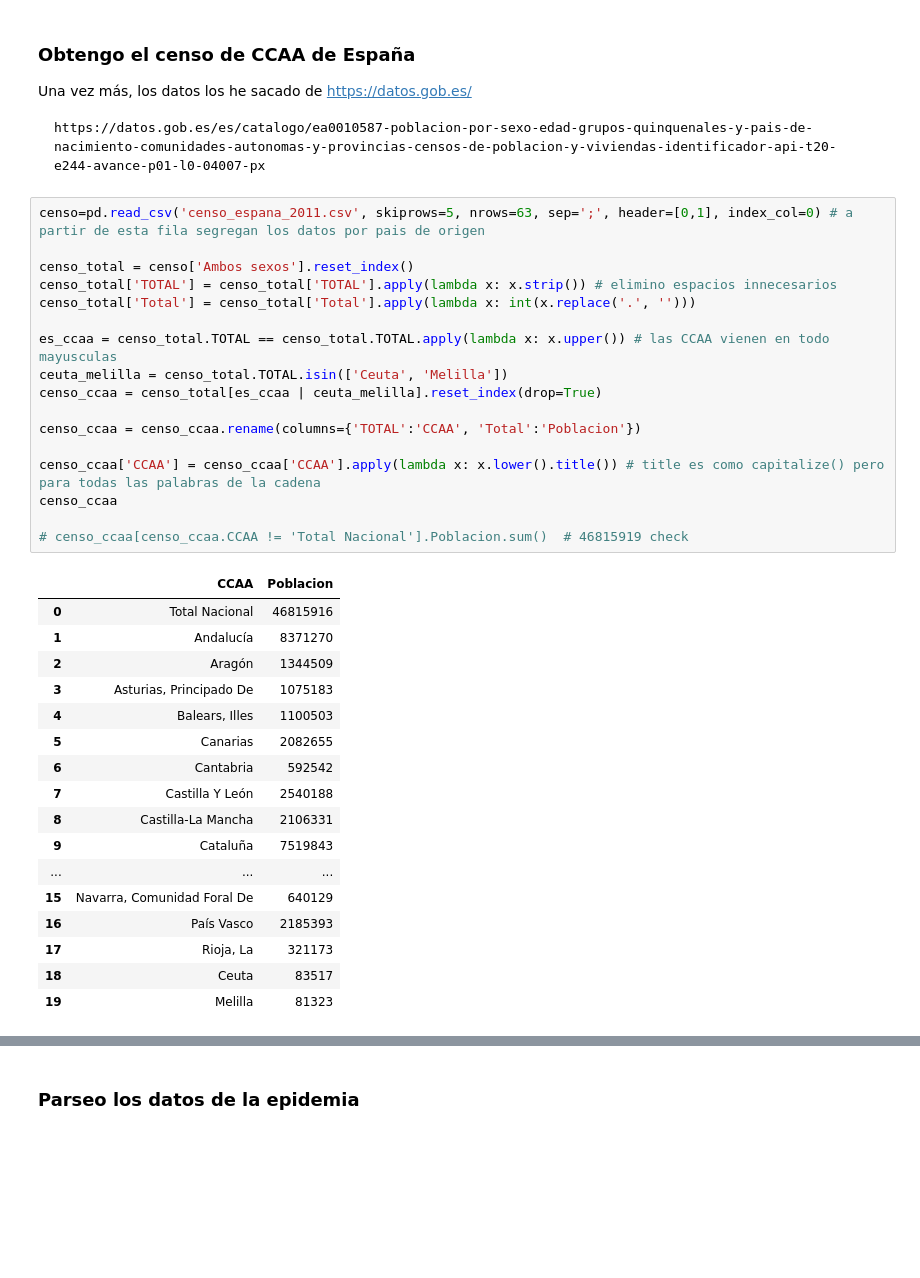
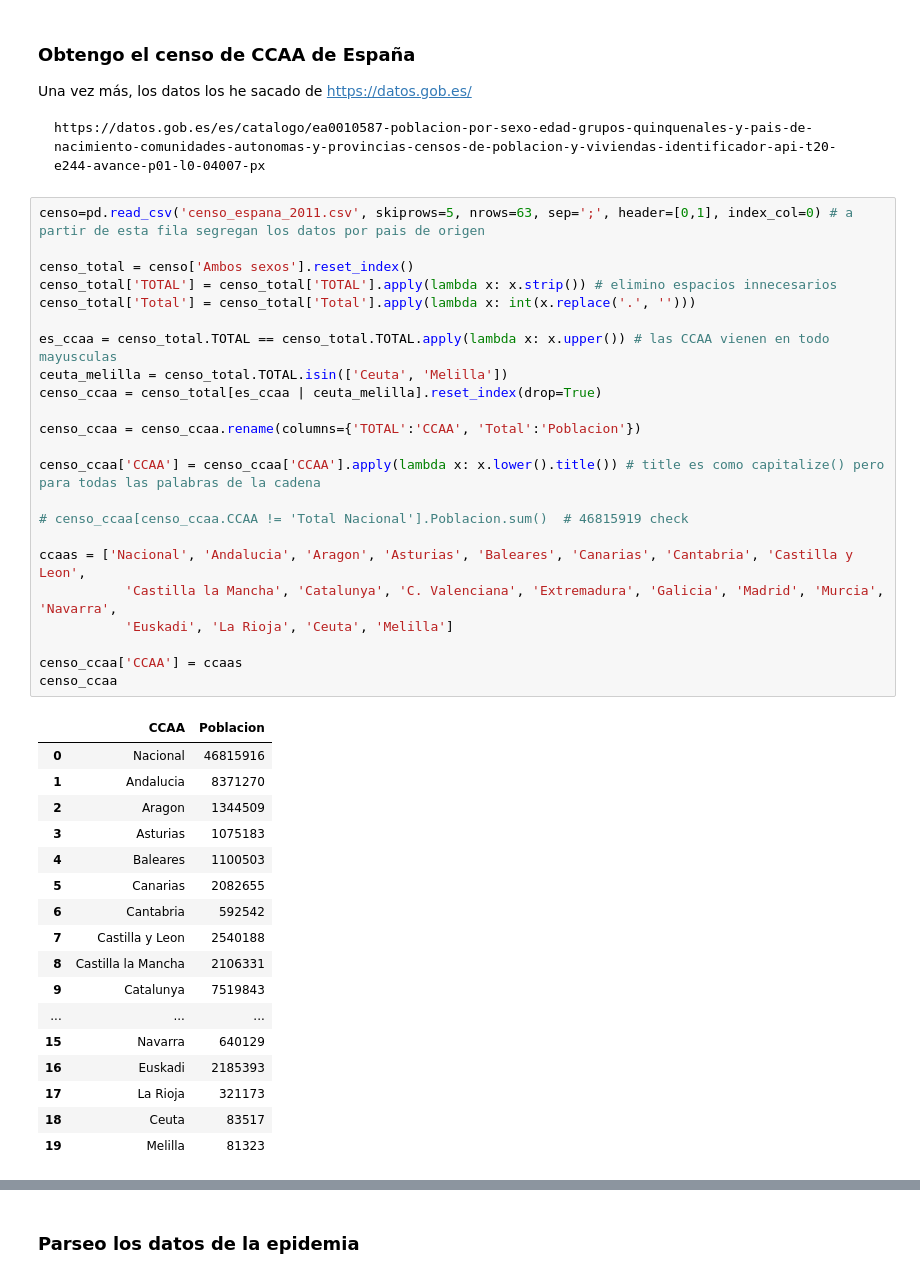
Before and after one commit to manu-jimenez/covid19-manu, a Jupyter notebook: covid19-manu.ipynb, the cells around one changed output, grey strips where cells are left out. Cells and saved outputs as stored; diff of their text form; blank space fills up the shorter version.

```diff
--- a/covid19-manu.ipynb
+++ b/covid19-manu.ipynb
@@ -40,35 +40,41 @@ https://datos.gob.es/es/catalogo/ea0010587-poblacion-por-sexo-edad-grupos-quinqu
 # %%
 censo=pd.read_csv('censo_espana_2011.csv', skiprows=5, nrows=63, sep=';', header=[0,1], index_col=0) # a partir de esta fila segregan los datos por pais de origen
 
 censo_total = censo['Ambos sexos'].reset_index()
 censo_total['TOTAL'] = censo_total['TOTAL'].apply(lambda x: x.strip()) # elimino espacios innecesarios
 censo_total['Total'] = censo_total['Total'].apply(lambda x: int(x.replace('.', '')))
 
 es_ccaa = censo_total.TOTAL == censo_total.TOTAL.apply(lambda x: x.upper()) # las CCAA vienen en todo mayusculas
 ceuta_melilla = censo_total.TOTAL.isin(['Ceuta', 'Melilla'])
 censo_ccaa = censo_total[es_ccaa | ceuta_melilla].reset_index(drop=True)
 
 censo_ccaa = censo_ccaa.rename(columns={'TOTAL':'CCAA', 'Total':'Poblacion'})
 
 censo_ccaa['CCAA'] = censo_ccaa['CCAA'].apply(lambda x: x.lower().title()) # title es como capitalize() pero para todas las palabras de la cadena
-censo_ccaa
 
 # censo_ccaa[censo_ccaa.CCAA != 'Total Nacional'].Poblacion.sum()  # 46815919 check
+
+ccaas = ['Nacional', 'Andalucia', 'Aragon', 'Asturias', 'Baleares', 'Canarias', 'Cantabria', 'Castilla y Leon',
+           'Castilla la Mancha', 'Catalunya', 'C. Valenciana', 'Extremadura', 'Galicia', 'Madrid', 'Murcia', 'Navarra',
+           'Euskadi', 'La Rioja', 'Ceuta', 'Melilla']
+
+censo_ccaa['CCAA'] = ccaas
+censo_ccaa
 # %% [output]
 |  | CCAA | Poblacion |
-| 0 | Total Nacional | 46815916 |
-| 1 | Andalucía | 8371270 |
-| 2 | Aragón | 1344509 |
-| 3 | Asturias, Principado De | 1075183 |
-| 4 | Balears, Illes | 1100503 |
+| 0 | Nacional | 46815916 |
+| 1 | Andalucia | 8371270 |
+| 2 | Aragon | 1344509 |
+| 3 | Asturias | 1075183 |
+| 4 | Baleares | 1100503 |
 | 5 | Canarias | 2082655 |
 | 6 | Cantabria | 592542 |
-| 7 | Castilla Y León | 2540188 |
-| 8 | Castilla-La Mancha | 2106331 |
-| 9 | Cataluña | 7519843 |
+| 7 | Castilla y Leon | 2540188 |
+| 8 | Castilla la Mancha | 2106331 |
+| 9 | Catalunya | 7519843 |
 | ... | ... | ... |
-| 15 | Navarra, Comunidad Foral De | 640129 |
-| 16 | País Vasco | 2185393 |
-| 17 | Rioja, La | 321173 |
+| 15 | Navarra | 640129 |
+| 16 | Euskadi | 2185393 |
+| 17 | La Rioja | 321173 |
 | 18 | Ceuta | 83517 |
 | 19 | Melilla | 81323 |
```
Also changed, not shown: parts of 16 cells of this notebook, 2 other files.
